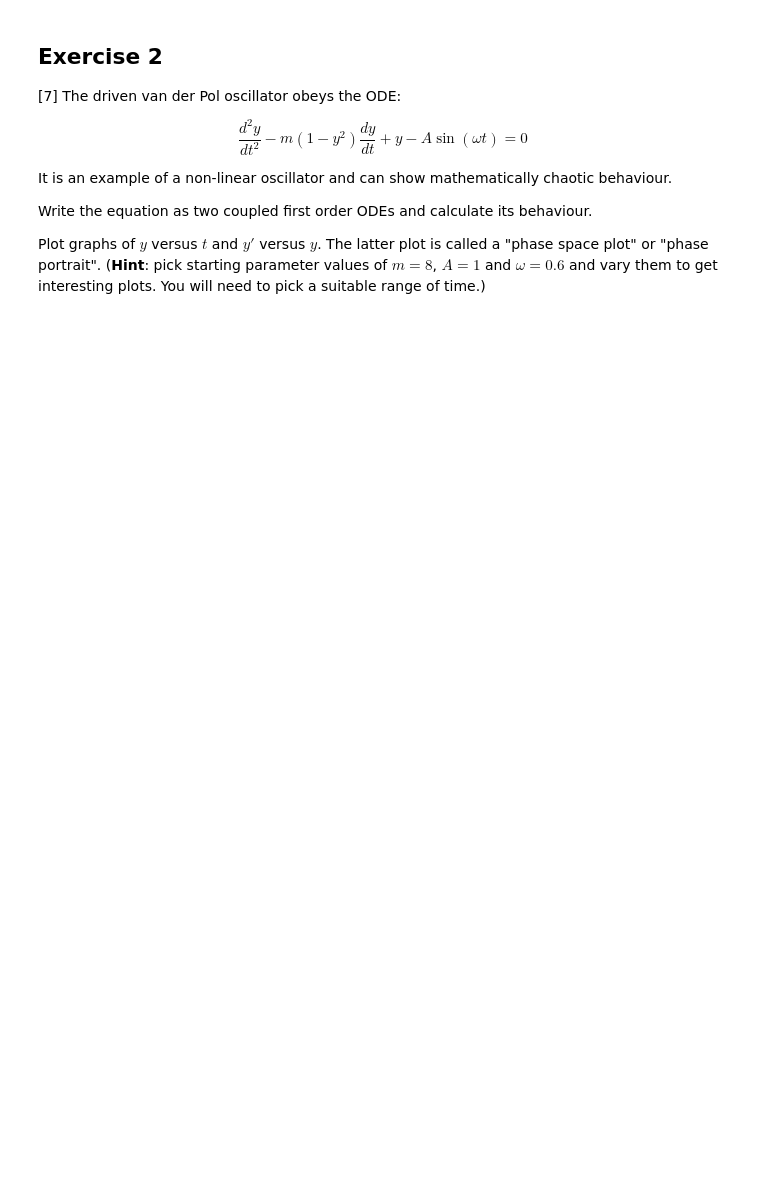
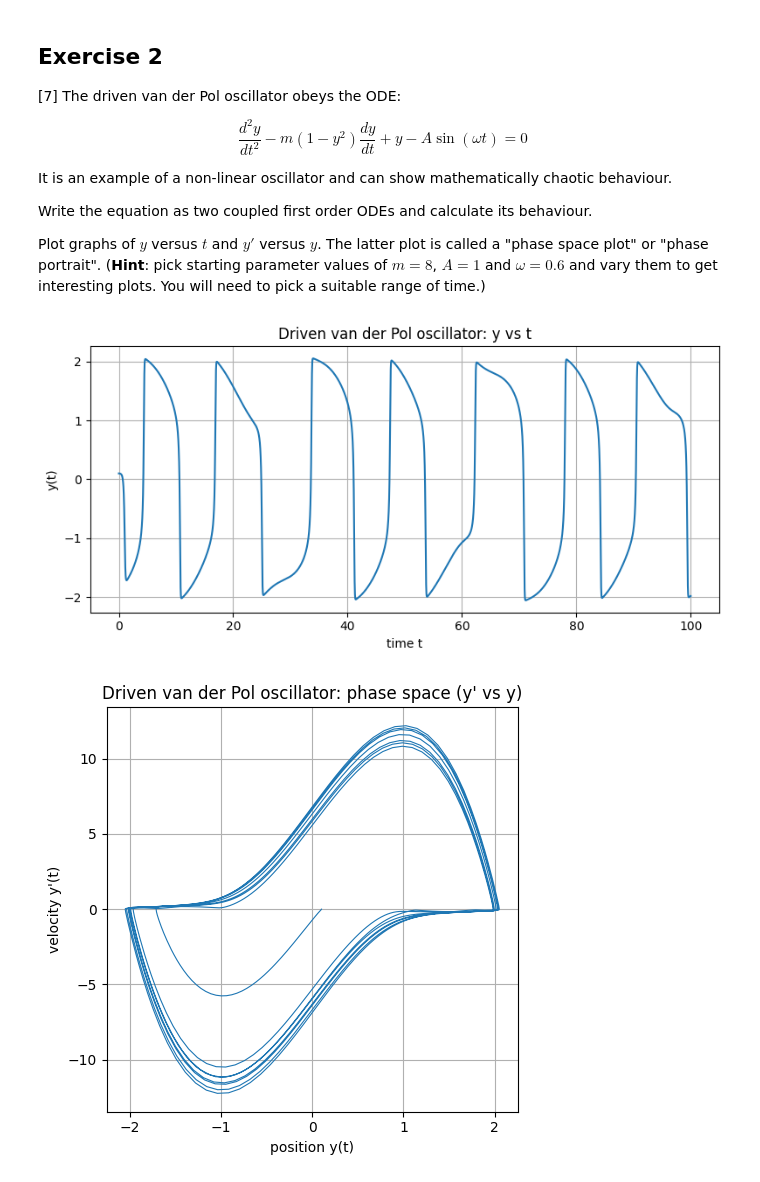
Before and after one commit to PX2145-2025/week-8-b-omarnemary2005-commits, a Jupyter notebook: ODEs.ipynb, the cells around one changed output. Saved outputs shown, nothing was run; the diff lists cells and outputs as text; code cells hidden in the pictures; blank space fills up the shorter version.

```diff
--- a/ODEs.ipynb
+++ b/ODEs.ipynb
@@ -372,3 +405,78 @@ Write the equation as two coupled first order ODEs and calculate its behaviour.
 
 Plot graphs of $y$ versus $t$ and $y'$ versus $y$. The latter plot is called a "phase space plot" or "phase portrait".
 (**Hint**: pick starting parameter values of $m = 8$, $A = 1$ and $\omega = 0.6$ and vary them to get interesting plots. You will need to pick a suitable range of time.)
+# %%
+
+
+# Parameters for the driven van der Pol oscillator
+m = 8.0       # nonlinearity / damping parameter
+A = 1.0       # driving amplitude
+omega = 0.6   # driving frequency
+
+# Right-hand side of the ODE system
+# y is an array: y[0] = position (y), y[1] = velocity (y')
+# t is time
+
+def vdp_driven(y, t, m, A, omega):
+    y_pos = y[0]   # position y(t)
+    y_vel = y[1]   # velocity y'(t)
+
+    # First equation: dy/dt = y'
+    dypos_dt = y_vel
+
+    # Second equation:
+    # d^2y/dt^2 = m(1 - y^2) y' - y + A*sin(omega t)
+    dyvel_dt = m * (1.0 - y_pos**2) * y_vel - y_pos + A * np.sin(omega * t)
+
+    # Return derivatives as a list [y0', y1']
+    return [dypos_dt, dyvel_dt]
+
+# ---------------------------------------------------
+# Time array: you can experiment with t_max and npts
+# Longer time -> more interesting phase-space patterns
+# ---------------------------------------------------
+t_max = 100.0
+npts = 10000
+t = np.linspace(0.0, t_max, npts)
+
+# ---------------------------------------------------
+# Initial conditions: y(0), y'(0)
+# You can play with these to see different behaviour
+# ---------------------------------------------------
+y0 = [0.1, 0.0]   # small initial displacement, zero initial velocity
+
+# ---------------------------------------------------
+# Solve the ODE system with odeint
+# ---------------------------------------------------
+solution = odeint(vdp_driven, y0, t, args=(m, A, omega))
+
+# Extract position and velocity from the 2D solution array
+y_pos = solution[:, 0]   # y(t)
+y_vel = solution[:, 1]   # y'(t)
+
+# ---------------------------------------------------
+# Plot 1: y versus t
+# ---------------------------------------------------
+plt.figure(figsize=(8,4))
+plt.plot(t, y_pos)
+plt.xlabel('time t')
+plt.ylabel("y(t)")
+plt.title('Driven van der Pol oscillator: y vs t')
+plt.grid()
+plt.tight_layout()
+
+# ---------------------------------------------------
+# Plot 2: phase space y\' versus y
+# ---------------------------------------------------
+plt.figure(figsize=(5,5))
+plt.plot(y_pos, y_vel, linewidth=0.8)
+plt.xlabel('position y(t)')
+plt.ylabel("velocity y'(t)")
+plt.title("Driven van der Pol oscillator: phase space (y' vs y)")
+plt.grid()
+plt.tight_layout()
+
+plt.show()
+# %% [output]
+[figure, added]
+[figure, added]
```
Also changed, not shown: parts of 2 cells of this notebook.
